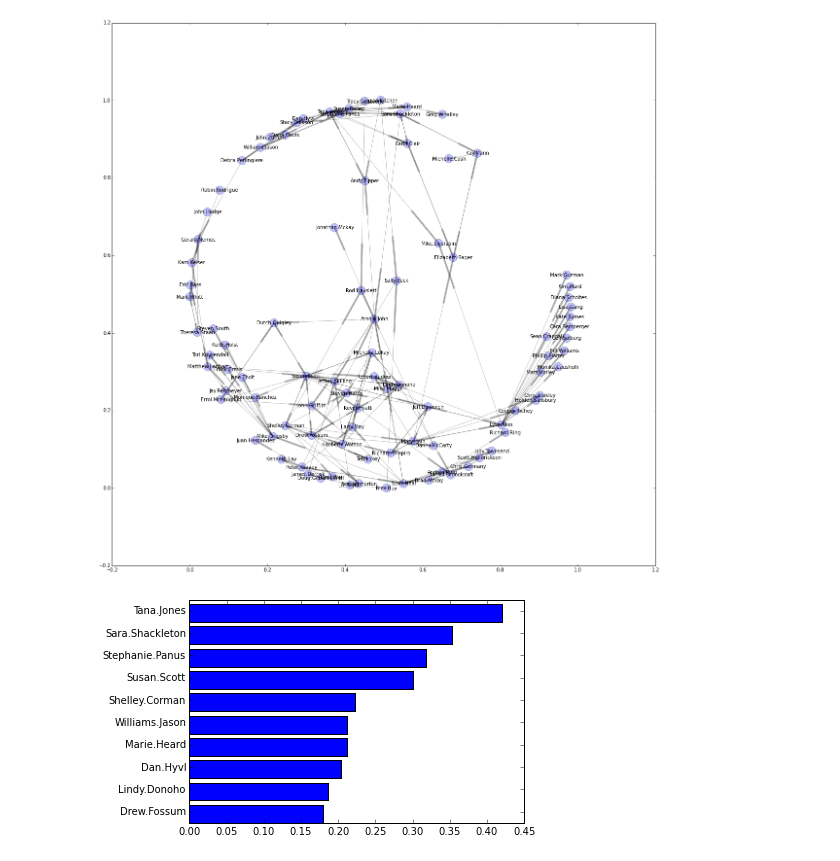
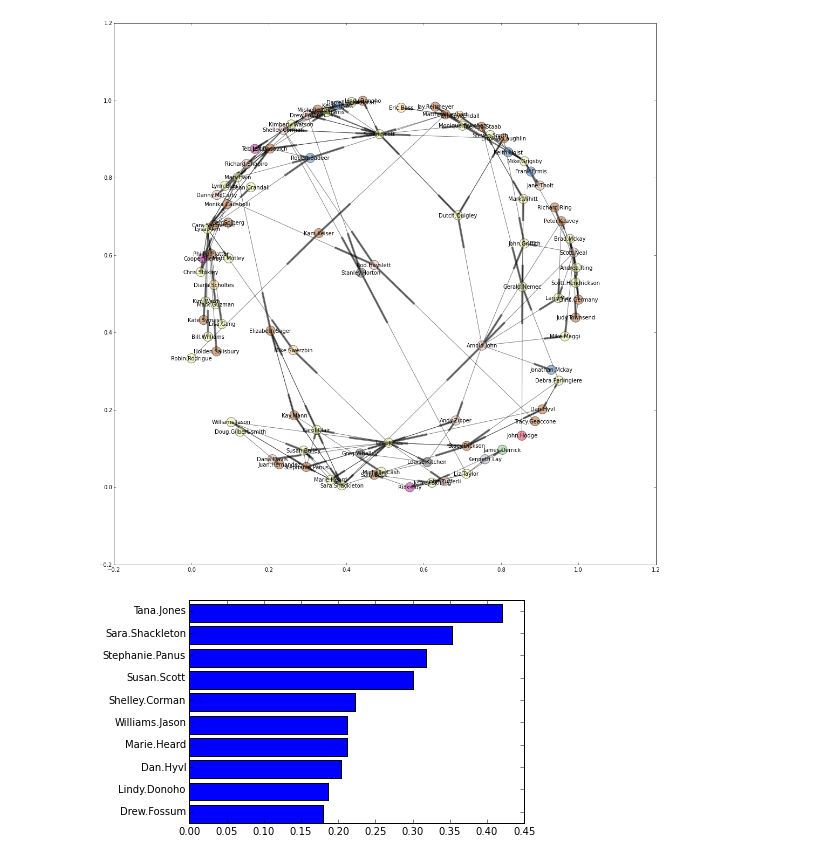
Before and after one commit to akhilketkar/cs205-project, a Jupyter notebook: graph_metrics.ipynb, the cells around one changed output. Cells and saved outputs as stored; diff of their text form; code cells hidden in the pictures.

Commit message:
added the employee position file

```diff
--- a/graph_metrics.ipynb
+++ b/graph_metrics.ipynb
@@ -146,7 +146,7 @@ def plotGraphColorNodes(G,nListOfList,figsize=(20,20),alpha=0.8,nodesize=100,fon
 DG = nx.DiGraph()
 
 # get the datafile
-data = pd.read_csv("enronDataCleaned.csv")
+data = pd.read_csv("enronDataWithPositions.csv")
 data["SentDate"] = data.SentDate.apply(lambda x: dt.datetime.strptime(x,"%Y-%m-%d %H:%M:%S"))
 data["Year"] = data.SentDate.apply(lambda x: x.year)
 data["Month"] = data.SentDate.apply(lambda x: x.month)
@@ -155,11 +155,27 @@ data["Day"] = data.SentDate.apply(lambda x: x.day)
 #subset and create graph
 data2 = data[(data["Year"] == 2000) & (data["Month"] == 10)]
 success = data2.apply(createGraph,1)
+
+
+# get the employee positions
+empPos = nx.get_node_attributes(DG,"Position")
+empRoles = nx.get_node_attributes(DG,"Role")
-# %%
-fig = plt.figure(figsize=(20,20))
-nx.draw_networkx(DG,nodesize=100,font_size=10,node_color="blue",alpha=0.25)
-# %% [output]
-[figure, removed]
+# %%
+pos = nx.spring_layout(DG)
+fig = plt.figure(figsize=(18,18))
+posCols = list(set(empPos.values()))
+cols = [posCols.index(empPos[n]) for n in DG.nodes()]
+
+# nP = nx.draw_networkx_nodes(DG,pos=pos,nodesize=100,node_color=cols,alpha=0.5,cmap=plt.cm.Accent,label=[empPos[n] for n in DG.nodes()])
+# nE = nx.draw_networkx_edges(DG,pos=pos,alpha=0.25)
+# nL = nx.draw_networkx_labels(DG,pos=pos,font_size=10)
+
+nx.draw_networkx(DG,pos=pos,nodesize=100,font_size=10,node_color=cols,alpha=0.50,cmap=plt.cm.Accent)
+# plt.sci(nP)
+# plt.colorbar()
+# plt.legend()
+# %% [output]
+[figure, added]
 # %%
 # Get Eigenvalue centrality (built in functions)
 # rDG = DG.reverse()
```
Also changed, not shown: parts of 5 cells of this notebook, 5 other files.
